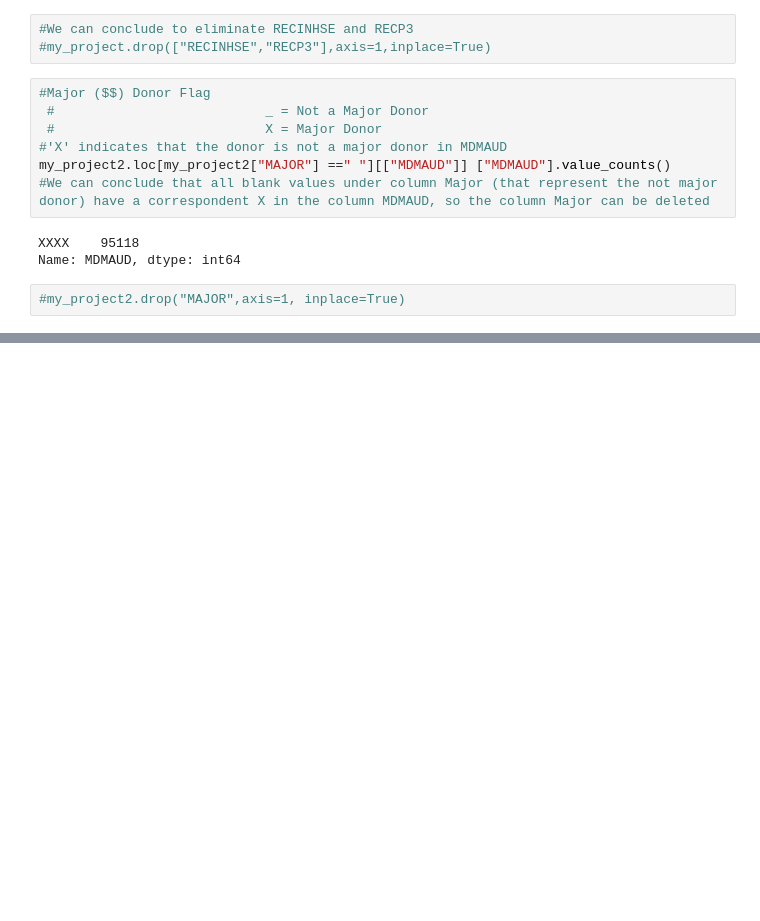
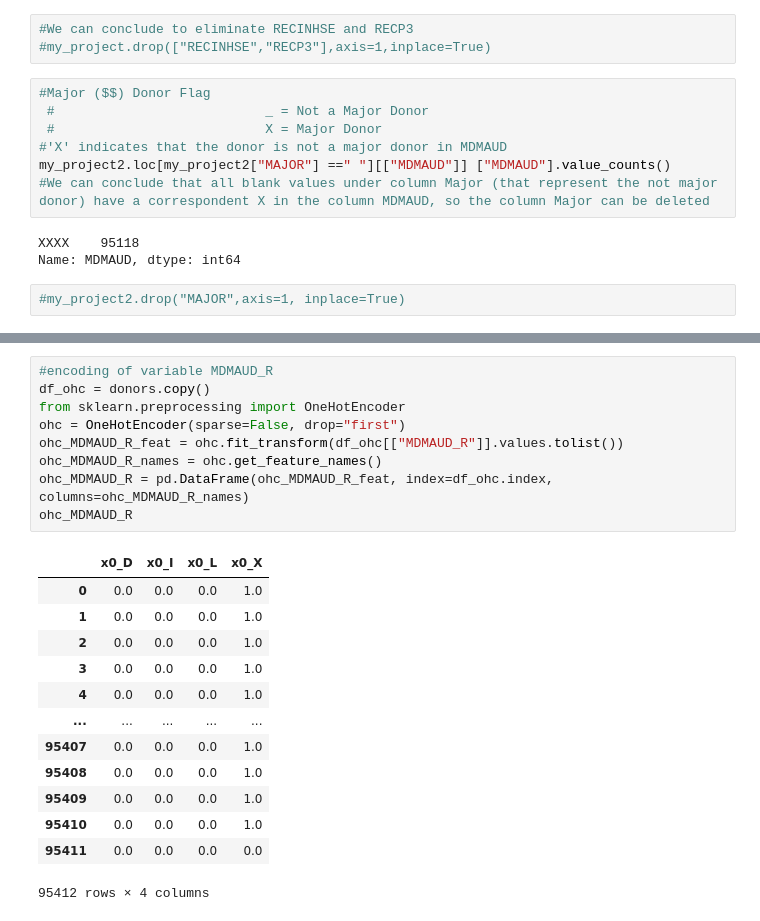
Before and after one commit to Beatriz-GFPereira/Data-Mining-Project, a Jupyter notebook: Marta_DataMining.ipynb, the cells around one changed output, grey strips where cells are left out. Saved outputs shown, nothing was run; the diff lists cells and outputs as text; blank space fills up the shorter version.

```diff
--- a/Marta_DataMining.ipynb
+++ b/Marta_DataMining.ipynb
@@ -560,0 +679,23 @@ Name: MDMAUD, dtype: int64
+# %%
+#encoding of variable MDMAUD_R
+df_ohc = donors.copy()
+from sklearn.preprocessing import OneHotEncoder
+ohc = OneHotEncoder(sparse=False, drop="first")
+ohc_MDMAUD_R_feat = ohc.fit_transform(df_ohc[["MDMAUD_R"]].values.tolist())
+ohc_MDMAUD_R_names = ohc.get_feature_names()
+ohc_MDMAUD_R = pd.DataFrame(ohc_MDMAUD_R_feat, index=df_ohc.index, columns=ohc_MDMAUD_R_names)
+ohc_MDMAUD_R
+# %% [output]
+|  | x0_D | x0_I | x0_L | x0_X |
+| 0 | 0.0 | 0.0 | 0.0 | 1.0 |
+| 1 | 0.0 | 0.0 | 0.0 | 1.0 |
+| 2 | 0.0 | 0.0 | 0.0 | 1.0 |
+| 3 | 0.0 | 0.0 | 0.0 | 1.0 |
+| 4 | 0.0 | 0.0 | 0.0 | 1.0 |
+| ... | ... | ... | ... | ... |
+| 95407 | 0.0 | 0.0 | 0.0 | 1.0 |
+| 95408 | 0.0 | 0.0 | 0.0 | 1.0 |
+| 95409 | 0.0 | 0.0 | 0.0 | 1.0 |
+| 95410 | 0.0 | 0.0 | 0.0 | 1.0 |
+| 95411 | 0.0 | 0.0 | 0.0 | 0.0 |
+95412 rows × 4 columns
```
Also changed, not shown: parts of 20 cells of this notebook.
